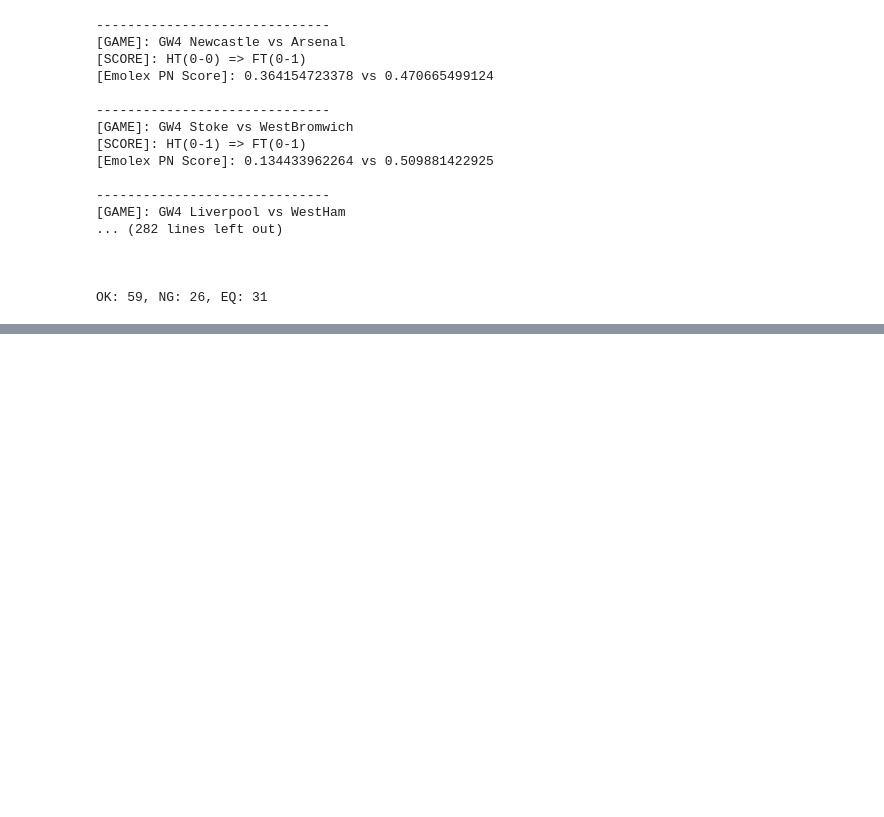
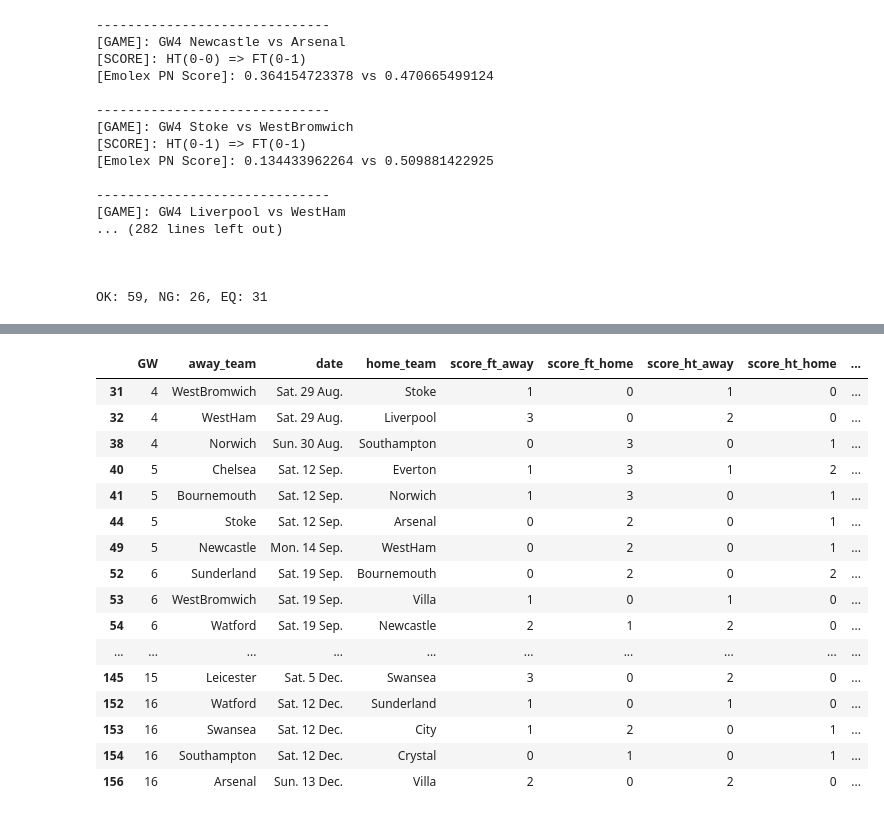
Before and after one commit to byam/predictEPL, a Jupyter notebook: Word-Emotion/Emolex - Predict & Analysis.ipynb, the cells around one changed output, grey strips where cells are left out. Saved outputs shown, nothing was run; the diff lists cells and outputs as text; code cells hidden in the pictures; blank space fills up the shorter version.

```diff
--- a/Word-Emotion/Emolex - Predict & Analysis.ipynb
+++ b/Word-Emotion/Emolex - Predict & Analysis.ipynb
@@ -163,3 +163,20 @@ print("\n\n\nOK: %s, NG: %s, EQ: %s" % (ok, ng, eq))
 
 
 OK: 59, NG: 26, EQ: 31
+# %%
+# Save Resulst as CSV
+dfResult = dfGameInfos.copy()
+
+def PnScore(index, side):
+    for res in res_ht_rt:
+        if index == res[0]:
+            return res[side]
+    return -1
+
+dfResult['pn_away'] = [PnScore(index, 2) for index in range(len(weeks))]
+dfResult['pn_home'] = [PnScore(index, 1) for index in range(len(weeks))]
+
+
+# Save as CSV
+useful_methods.DFtoCSV(dfResult, paths.READ_PATH_GAME_INFO, 'Predict-Emolex-63min', index=False)
+print("[Saved in]: %s" % (paths.READ_PATH_GAME_INFO + 'Predict-Emolex-63min.csv'))
@@ -165,0 +330,31 @@ OK: 59, NG: 26, EQ: 31
+# %%
+dfResult[
+    (dfResult['pn_home'] != -1) &
+
+    # Deserved WIN
+    (
+        # HT: Home > Away & FT: Home > Away
+        ((dfResult['score_ht_home'] > dfResult['score_ht_away']) & (dfResult['score_ft_home'] > dfResult['score_ft_away'])) |
+
+        # HT: Home < Away & FT: Home < Away
+        ((dfResult['score_ht_home'] < dfResult['score_ht_away']) & (dfResult['score_ft_home'] < dfResult['score_ft_away']))
+    )
+]
+# %% [output]
+|  | GW | away_team | date | home_team | score_ft_away | score_ft_home | score_ht_away | score_ht_home | ... |
+| 31 | 4 | WestBromwich | Sat. 29 Aug. | Stoke | 1 | 0 | 1 | 0 | ... |
+| 32 | 4 | WestHam | Sat. 29 Aug. | Liverpool | 3 | 0 | 2 | 0 | ... |
+| 38 | 4 | Norwich | Sun. 30 Aug. | Southampton | 0 | 3 | 0 | 1 | ... |
+| 40 | 5 | Chelsea | Sat. 12 Sep. | Everton | 1 | 3 | 1 | 2 | ... |
+| 41 | 5 | Bournemouth | Sat. 12 Sep. | Norwich | 1 | 3 | 0 | 1 | ... |
+| 44 | 5 | Stoke | Sat. 12 Sep. | Arsenal | 0 | 2 | 0 | 1 | ... |
+| 49 | 5 | Newcastle | Mon. 14 Sep. | WestHam | 0 | 2 | 0 | 1 | ... |
+| 52 | 6 | Sunderland | Sat. 19 Sep. | Bournemouth | 0 | 2 | 0 | 2 | ... |
+| 53 | 6 | WestBromwich | Sat. 19 Sep. | Villa | 1 | 0 | 1 | 0 | ... |
+| 54 | 6 | Watford | Sat. 19 Sep. | Newcastle | 2 | 1 | 2 | 0 | ... |
+| ... | ... | ... | ... | ... | ... | ... | ... | ... | ... |
+| 145 | 15 | Leicester | Sat. 5 Dec. | Swansea | 3 | 0 | 2 | 0 | ... |
+| 152 | 16 | Watford | Sat. 12 Dec. | Sunderland | 1 | 0 | 1 | 0 | ... |
+| 153 | 16 | Swansea | Sat. 12 Dec. | City | 1 | 2 | 0 | 1 | ... |
+| 154 | 16 | Southampton | Sat. 12 Dec. | Crystal | 0 | 1 | 0 | 1 | ... |
+| 156 | 16 | Arsenal | Sun. 13 Dec. | Villa | 2 | 0 | 2 | 0 | ... |
```
Also changed, not shown: parts of 6 cells of this notebook, 7 other files.
